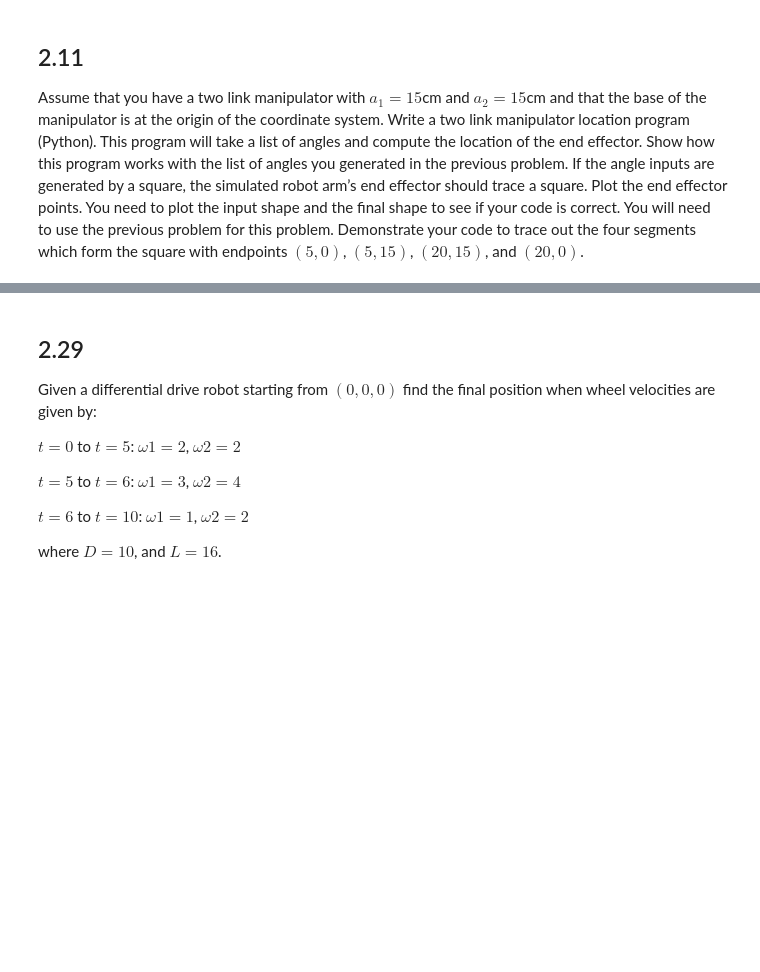
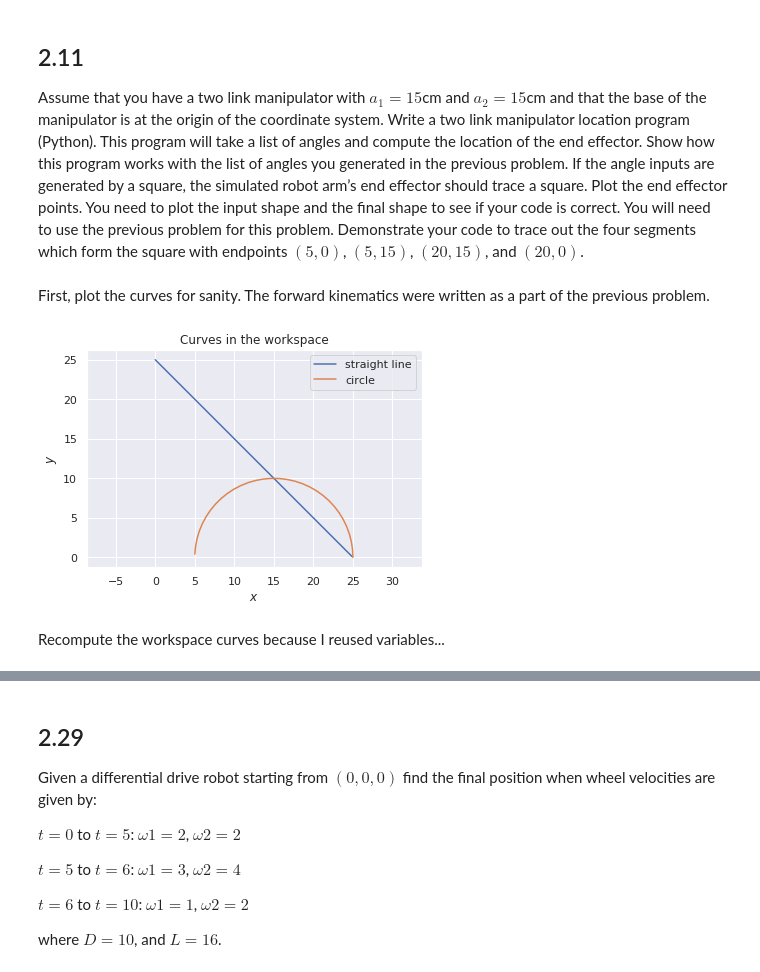
Before and after one commit to Notgnoshi/robotics, a Jupyter notebook: homework/hw1/hw1.ipynb, the cells around one changed output, grey strips where cells are left out. Cells and saved outputs as stored; diff of their text form; code cells hidden in the pictures; blank space fills up the shorter version.

```diff
--- a/homework/hw1/hw1.ipynb
+++ b/homework/hw1/hw1.ipynb
@@ -42,3 +170,26 @@ The point here is to see what the configuration space curve looks like.
 ## 2.11
 
 Assume that you have a two link manipulator with $a_1=15$cm and $a_2=15$cm and that the base of the manipulator is at the origin of the coordinate system. Write a two link manipulator location program (Python). This program will take a list of angles and compute the location of the end effector. Show how this program works with the list of angles you generated in the previous problem. If the angle inputs are generated by a square, the simulated robot arm’s end effector should trace a square. Plot the end effector points. You need to plot the input shape and the final shape to see if your code is correct. You will need to use the previous problem for this problem. Demonstrate your code to trace out the four segments which form the square with endpoints $(5,0)$, $(5, 15)$, $(20, 15)$, and $(20,0)$.
+# %% [markdown]
+First, plot the curves for sanity. The forward kinematics were written as a part of the previous problem.
+# %%
+x = np.arange(start=0, stop=25, step=0.1)
+y = 25 - x
+plt.plot(x, y, label='straight line')
+
+
+t = np.arange(start=0, stop=np.pi, step=0.1)
+x = 10 * np.cos(t) + 15
+y = 10 * np.sin(t)
+plt.plot(x, y, label='circle')
+
+plt.title('Curves in the workspace')
+plt.legend()
+plt.xlabel('$x$')
+plt.ylabel('$y$')
+plt.axis('equal')
+plt.show()
+# %% [output]
+[figure, added]
+# %% [markdown]
+Recompute the workspace curves because I reused variables...
```
Also changed, not shown: parts of 18 cells of this notebook, 3 other files.
